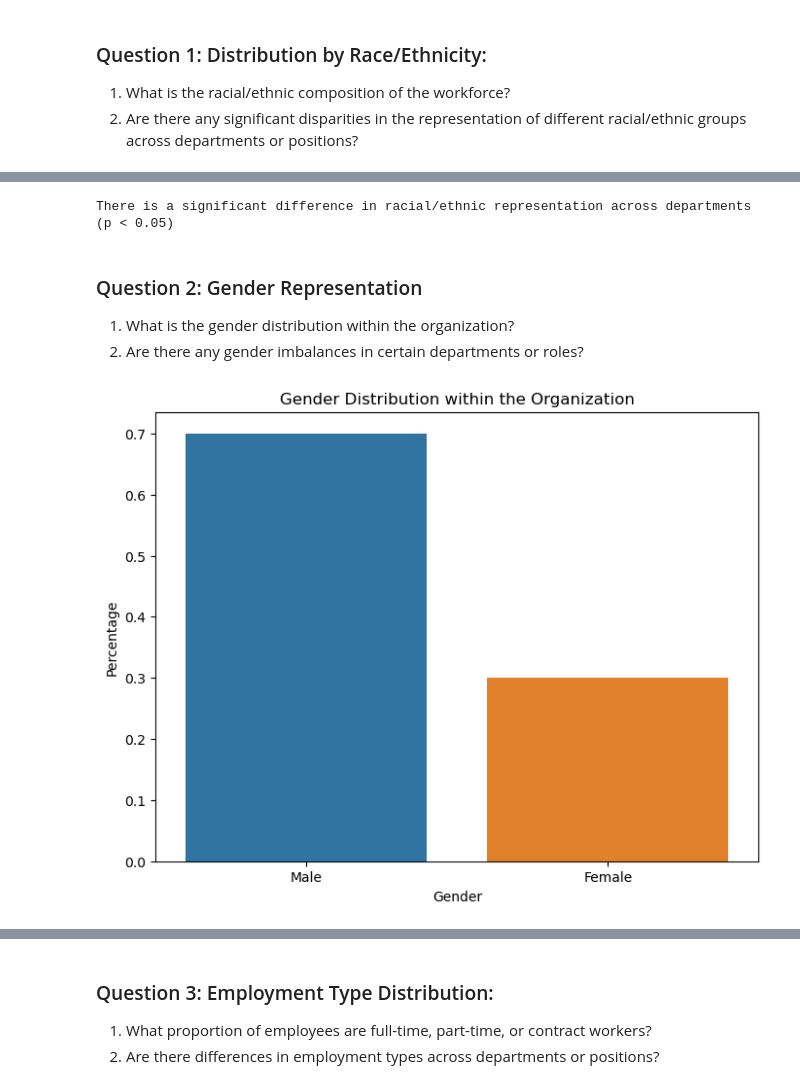
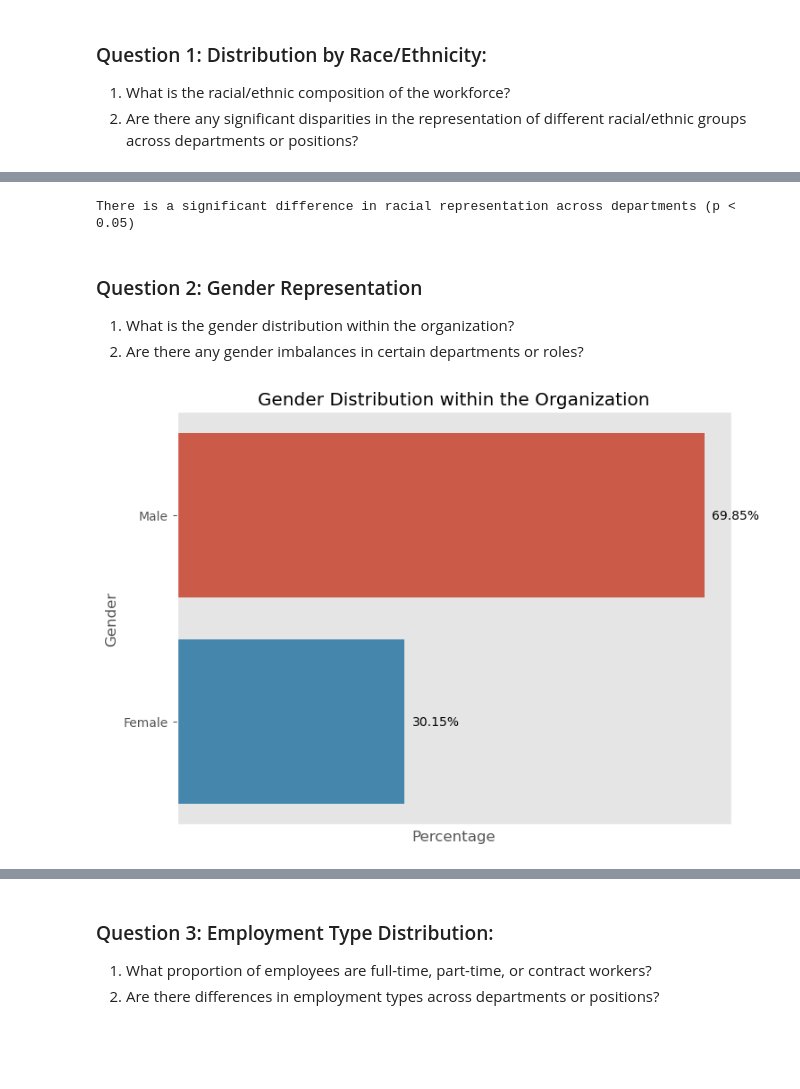
Before and after one commit to sotieno/Data-Projects, a Jupyter notebook: employee-analysis/employee-analysis.ipynb, the cells around one changed output, grey strips where cells are left out. Drawn from its saved outputs; the diff is of its cells as text; code cells hidden in the pictures; blank space fills up the shorter version.

```diff
--- a/employee-analysis/employee-analysis.ipynb
+++ b/employee-analysis/employee-analysis.ipynb
@@ -233,11 +235,26 @@ Name: proportion, dtype: float64
 # %%
 # Calculate the racial/ethnic composition of the workforce
 race_ethnicity_distribution = df.race.value_counts(normalize=True)
+
+# Create a bar plot
 plt.figure(figsize=(8, 6))
-sns.barplot(x=race_ethnicity_distribution.values,
-            y=race_ethnicity_distribution.index)
-plt.title('Racial/Ethnic Composition of Workforce')
+
+# Set  background colour of graph
+plt.style.use('ggplot')
+
+ax = sns.barplot(x=race_ethnicity_distribution.values,
+                 y=race_ethnicity_distribution.index)
+
+# Add count labels
+for i, v in enumerate(race_ethnicity_distribution.values):
+    ax.text(v + 0.01, i, f'{v:.2%}', va='center', fontsize=10)
+
+plt.title('Racial Composition of Workforce')
 plt.xlabel('Percentage')
-plt.ylabel('Race/Ethnicity')
+plt.ylabel('Race')
+
+# Remove details of the y-axis
+plt.xticks([])
+
 plt.show()
 # %% [output]
@@ -260,12 +278,12 @@ plt.show()
 # %%
 # Perform chi-square test for department representation
-chi2, p, _, _ = chi2_contingency(department_representation)
+chi2, p, _, _ = chi2_contingency(department_representation_count)
 if p < 0.05:
-    print("There is a significant difference in racial/ethnic representation across departments (p < 0.05)")
+    print("There is a significant difference in racial representation across departments (p < 0.05)")
 else:
-    print("There is no significant difference in racial/ethnic representation across departments (p >= 0.05)")
+    print("There is no significant difference in racial representation across departments (p >= 0.05)")
 # %% [output]
-There is a significant difference in racial/ethnic representation across departments (p < 0.05)
+There is a significant difference in racial representation across departments (p < 0.05)
 # %% [markdown]
 ### Question 2: Gender Representation
 
@@ -274,14 +292,30 @@ There is a significant difference in racial/ethnic representation across departm
 # %%
 # Calculate the gender distribution within the organization
 gender_distribution = df['gender'].value_counts(normalize=True)
+
+# Create a bar plot
 plt.figure(figsize=(8, 6))
-sns.barplot(x=gender_distribution.index, y=gender_distribution.values)
+
+# Set  background colour of graph
+plt.style.use('ggplot')
+
+ax = sns.barplot(x=gender_distribution.values,
+                 y=gender_distribution.index)
+
+# Add count labels
+for i, v in enumerate(gender_distribution.values):
+    ax.text(v + 0.01, i, f'{v:.2%}', va='center', fontsize=10)
+
 plt.title('Gender Distribution within the Organization')
-plt.xlabel('Gender')
-plt.ylabel('Percentage')
+plt.xlabel('Percentage')
+plt.ylabel('Gender')
+
+# Remove details of the y-axis
+plt.xticks([])
+
 plt.show()
 # %% [output]
-[figure, old version]
+[figure, new version]
 # %%
 # Calculate the percentage representation of each gender
 gender_representation = df['gender'].value_counts(normalize=True) * 100
```
Also changed, not shown: parts of 45 cells of this notebook.
